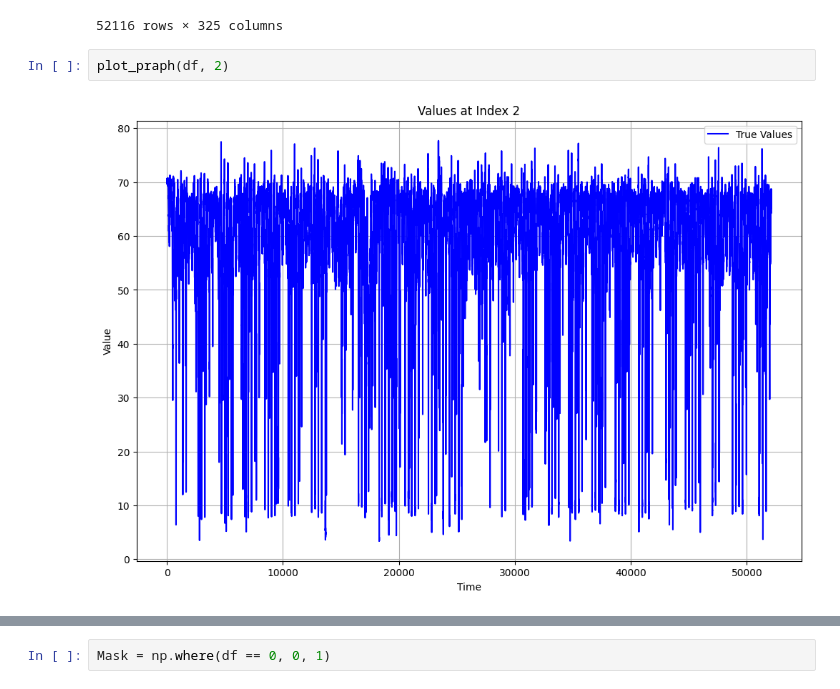
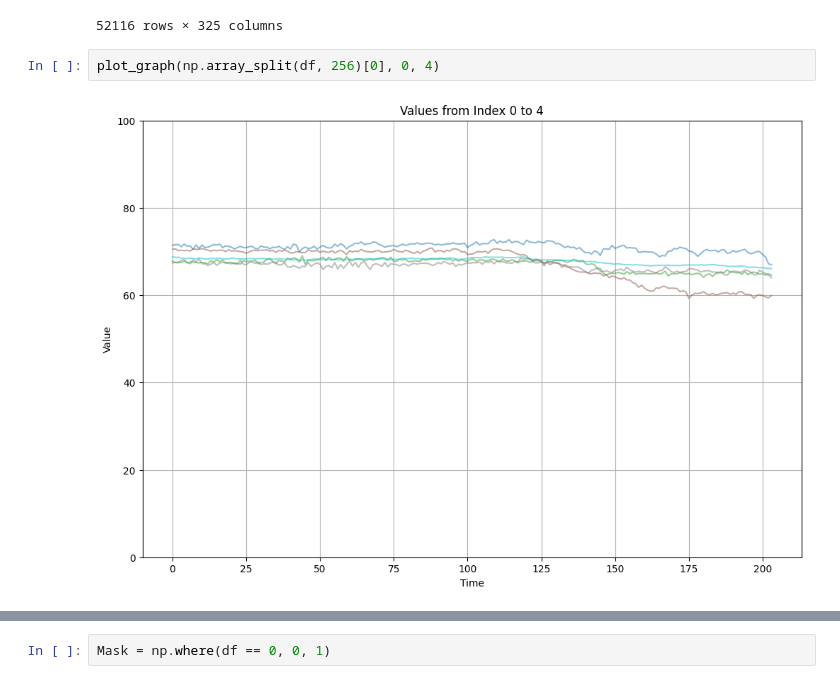
Before and after one commit to Shintaro0105/STdata_prediction, a Jupyter notebook: src/LGnet/vis_data.ipynb, the cells around one changed output, grey strips where cells are left out. Cells and saved outputs as stored; diff of their text form.

```diff
--- a/src/LGnet/vis_data.ipynb
+++ b/src/LGnet/vis_data.ipynb
@@ -212,10 +212,10 @@ df
 | 1498866600000000000 | 72.2 | 66.5 | 68.0 | 61.1 | 62.5 | 65.8 | 67.1 | 68.3 | 64.0 | 67.3 | ... | ... |
 | 1498866900000000000 | 71.5 | 66.2 | 68.4 | 61.5 | 62.8 | 66.1 | 67.7 | 68.4 | 64.9 | 68.0 | ... | ... |
 52116 rows × 325 columns
-# %%
-plot_praph(df, 2)
-# %% [output]
-[figure, removed]
+# %%
+plot_graph(np.array_split(df, 256)[0], 0, 4)
+# %% [output]
+[figure, added]
 # %%
 # 行列全体の0の値の数をカウント
 zero_count = (df == 0).sum().sum()
```
Also changed, not shown: parts of 8 cells of this notebook, 9 other files.
